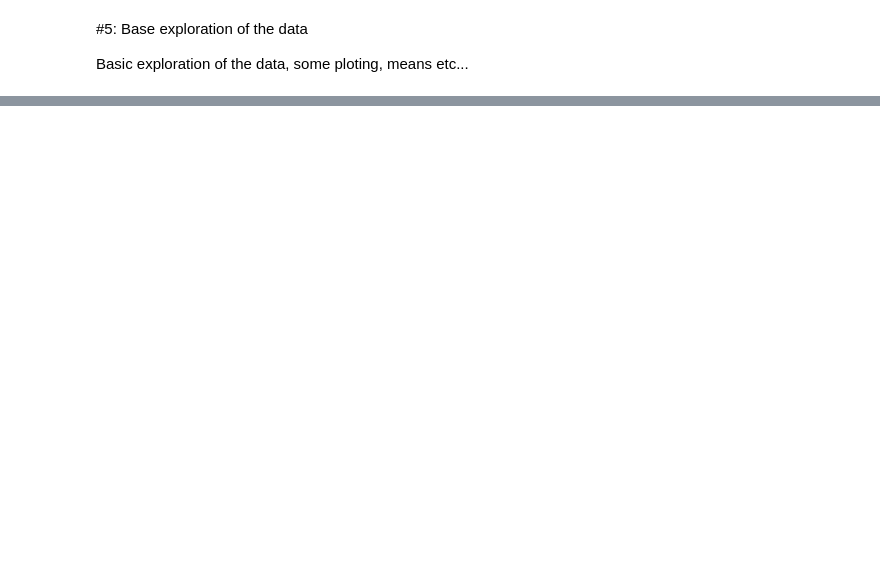
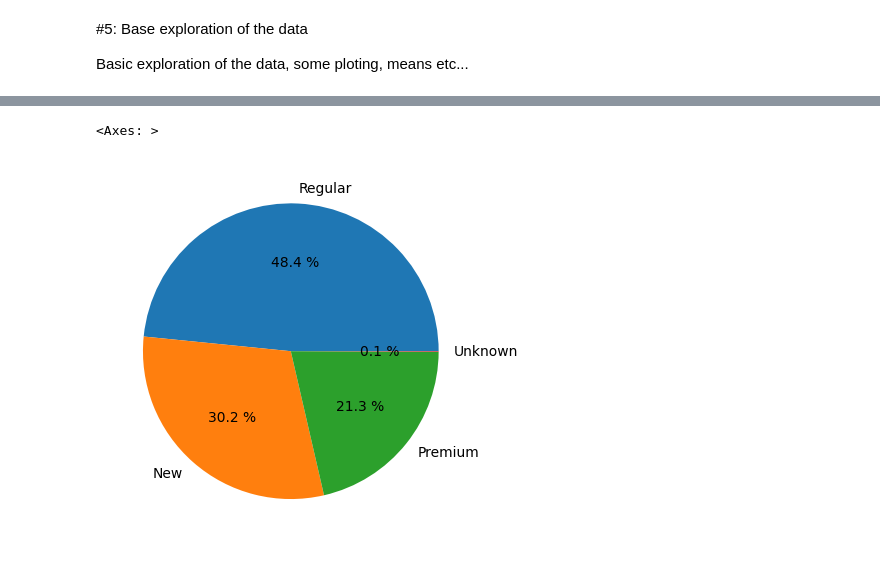
Before and after one commit to zfe-dev/PySpark-GoogleColab-Introduction, a Jupyter notebook: PySpark_Introduction.ipynb, the cells around one changed output, grey strips where cells are left out. Cells and saved outputs as stored; diff of their text form; code cells hidden in the pictures; blank space fills up the shorter version.

```diff
--- a/PySpark_Introduction.ipynb
+++ b/PySpark_Introduction.ipynb
@@ -65,0 +120,7 @@ Basic exploration of the data, some ploting, means etc...
+# %%
+# Format Customer_Segment column and show a pie chart
+pd_df["Customer_Segment"] = pd_df["Customer_Segment"].fillna("Unknown").astype(str)
+pd_df["Customer_Segment"].value_counts(normalize = True).plot.pie(autopct='%.1f %%', ylabel='')
+# %% [output]
+<Axes: >
+[figure, added]
```
Also changed, not shown: parts of 16 cells of this notebook.
